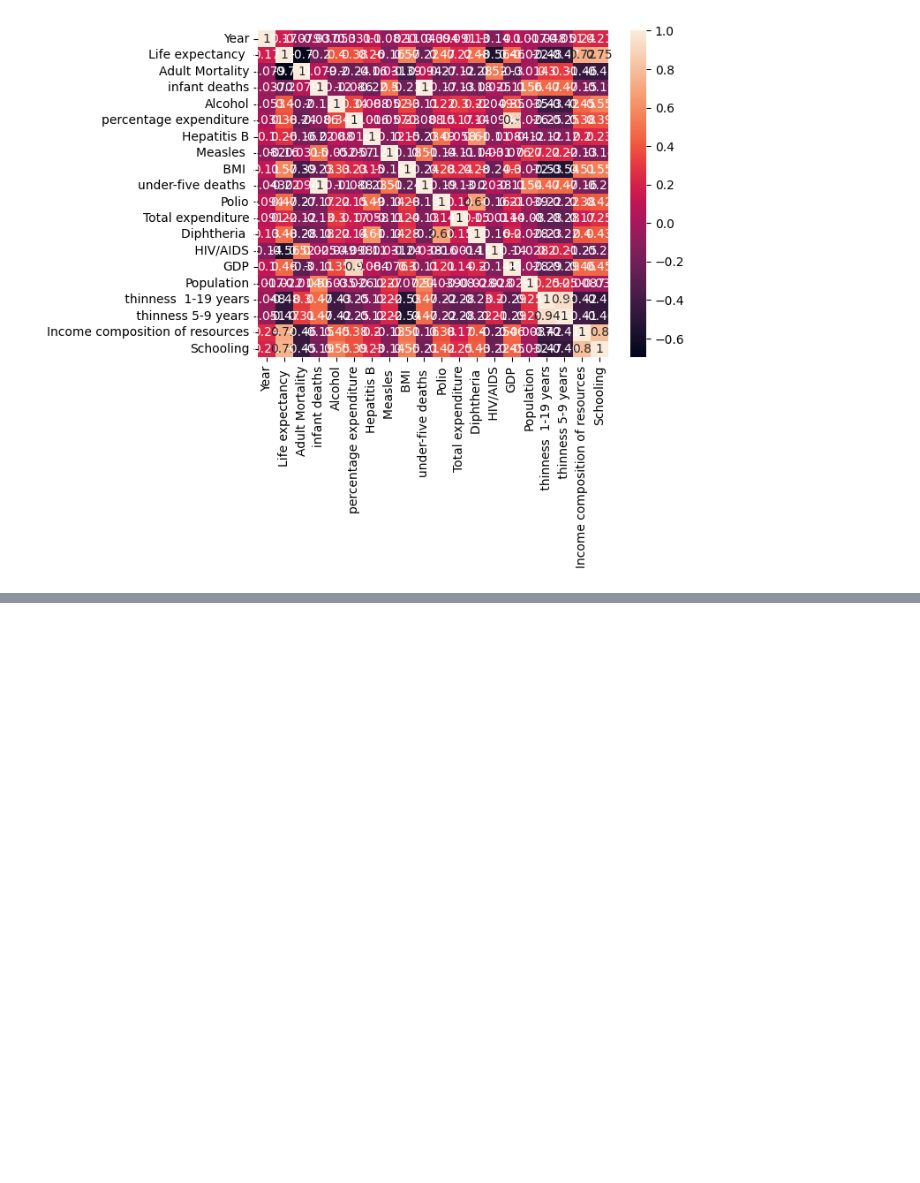
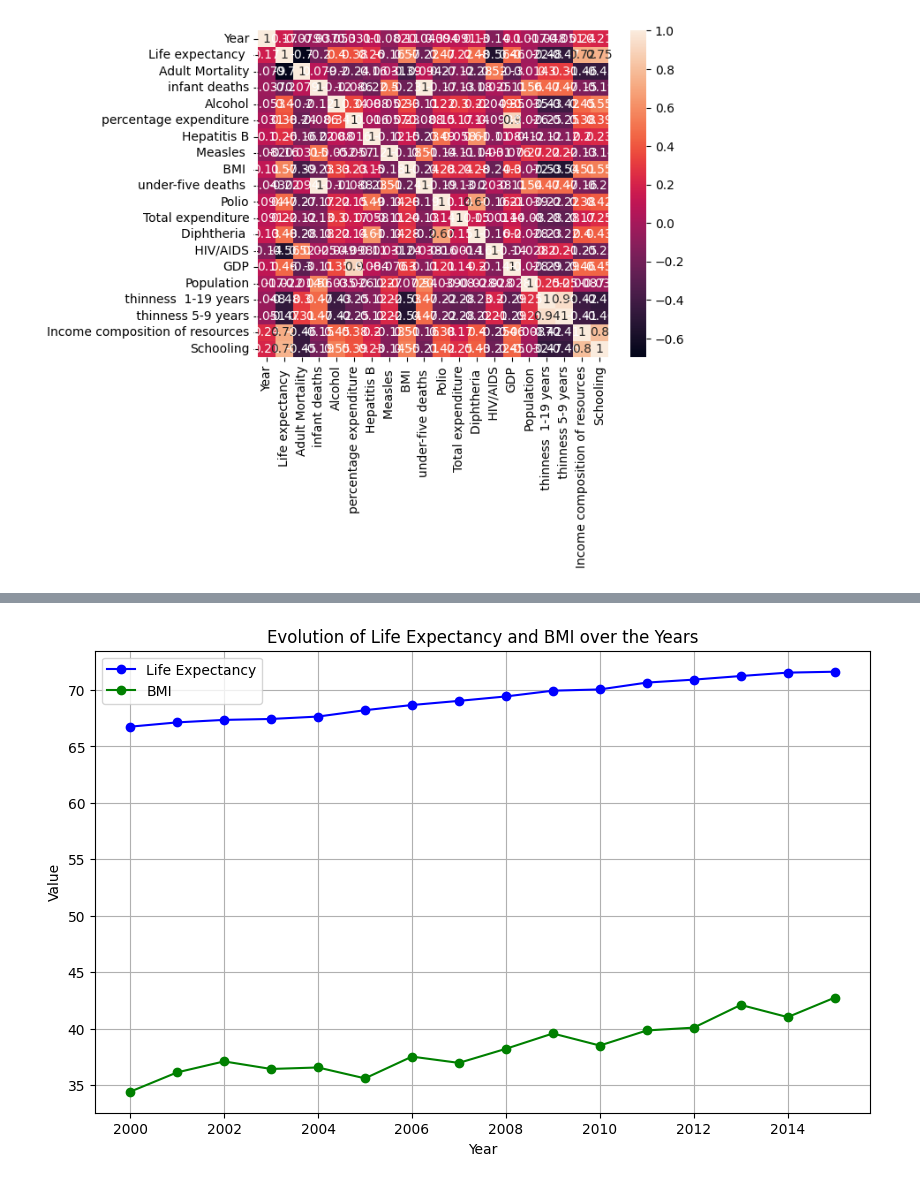
Before and after one commit to victor-duwat/Dazzle-Dash, a Jupyter notebook: notebook.ipynb, the cells around one changed output, grey strips where cells are left out. Cells and saved outputs as stored; diff of their text form; code cells hidden in the pictures; blank space fills up the shorter version.

```diff
--- a/notebook.ipynb
+++ b/notebook.ipynb
@@ -373,3 +373,6 @@ sns.heatmap(data=tmp, annot=True)
 plt.show()
 # %% [output]
 [figure]
+# %%
+life_expectancy_bmi = df.groupby(['Year'])[['Life expectancy ', ' BMI ']].mean()
+life_expectancy_bmi
@@ -375,0 +398,15 @@ plt.show()
+# %%
+plt.figure(figsize=(10, 6))
+
+plt.plot(life_expectancy_bmi.index, life_expectancy_bmi['Life expectancy '], label='Life Expectancy', color='blue', marker='o')
+
+plt.plot(life_expectancy_bmi.index, life_expectancy_bmi[' BMI '], label='BMI', color='green', marker='o')
+
+plt.xlabel('Year')
+plt.ylabel('Value')
+plt.title('Evolution of Life Expectancy and BMI over the Years')
+plt.legend()
+plt.grid(True)
+plt.show()
+# %% [output]
+[figure, added]
```
Also changed, not shown: parts of 7 cells of this notebook.
